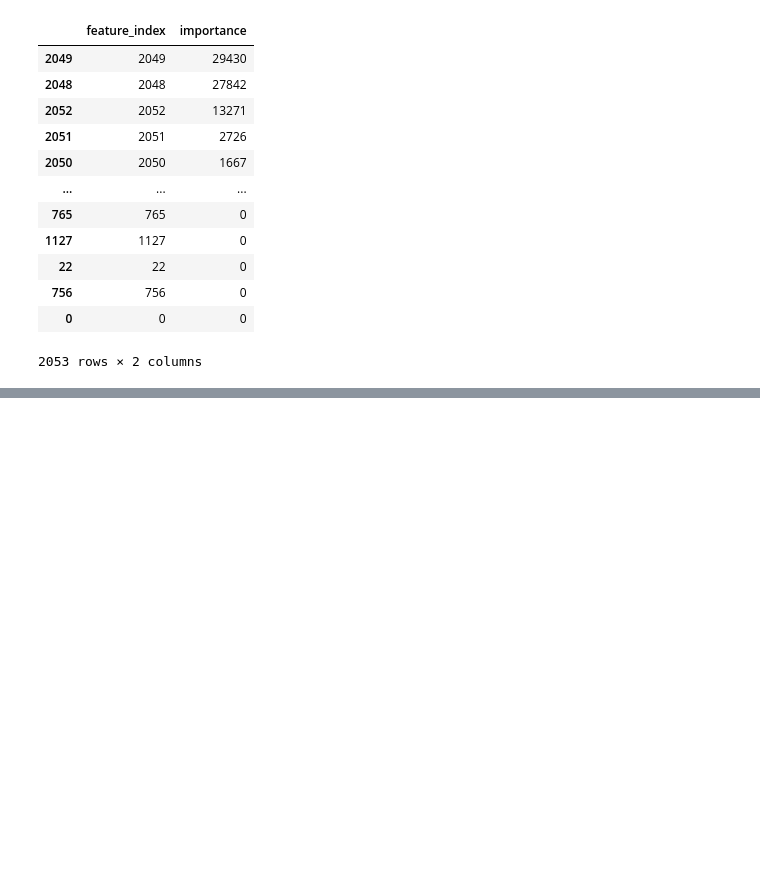
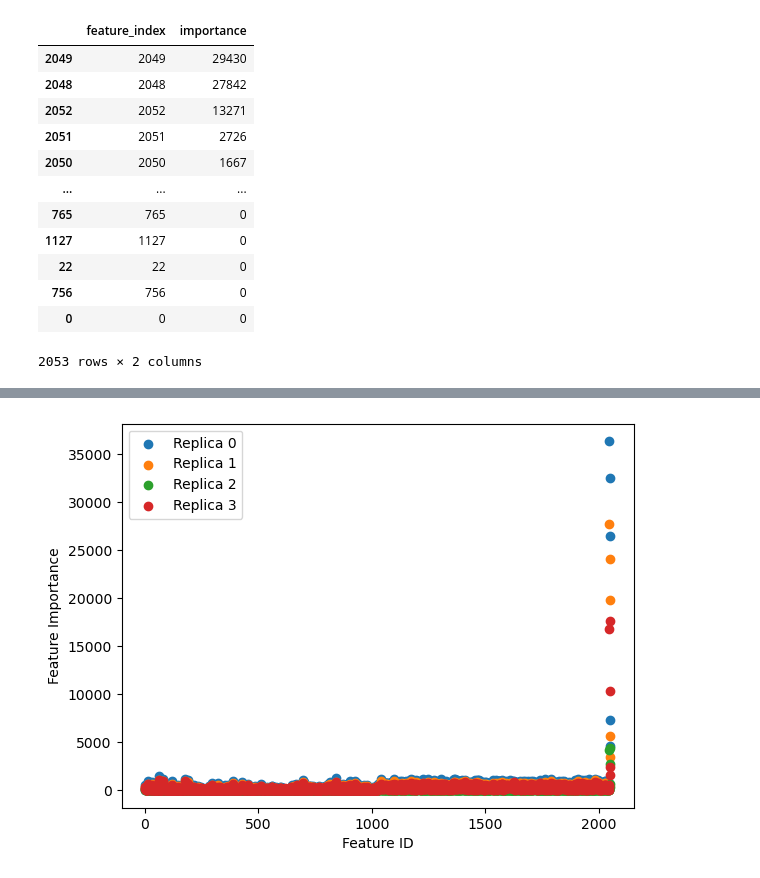
Before and after one commit to fuentediezjaime/pIC50_prediction_pipeline, a Jupyter notebook: notebooks/data_analysis.ipynb, the cells around one changed output, grey strips where cells are left out. Saved outputs shown, nothing was run; the diff lists cells and outputs as text; code cells hidden in the pictures; blank space fills up the shorter version.

```diff
--- a/notebooks/data_analysis.ipynb
+++ b/notebooks/data_analysis.ipynb
@@ -138,0 +138,12 @@ n_top_features = 100
+# %%
+f = plt.figure()
+ax = f.add_axes((0.1,0.1,0.8,0.8))
+for id in range(4):
+    ax.scatter(importance_ratings[id]['feature_index'][:n_top_features], importance_ratings[id]['importance'][:n_top_features], label=f'Replica {id}')
+    ax.legend()
+    ax.set_xlabel('Feature ID')
+    ax.set_ylabel('Feature Importance')
+
+#f.savefig('ID_vs_importance.png')
+# %% [output]
+[figure, added]
```
Also changed, not shown: parts of 4 cells of this notebook, 4 other files.
